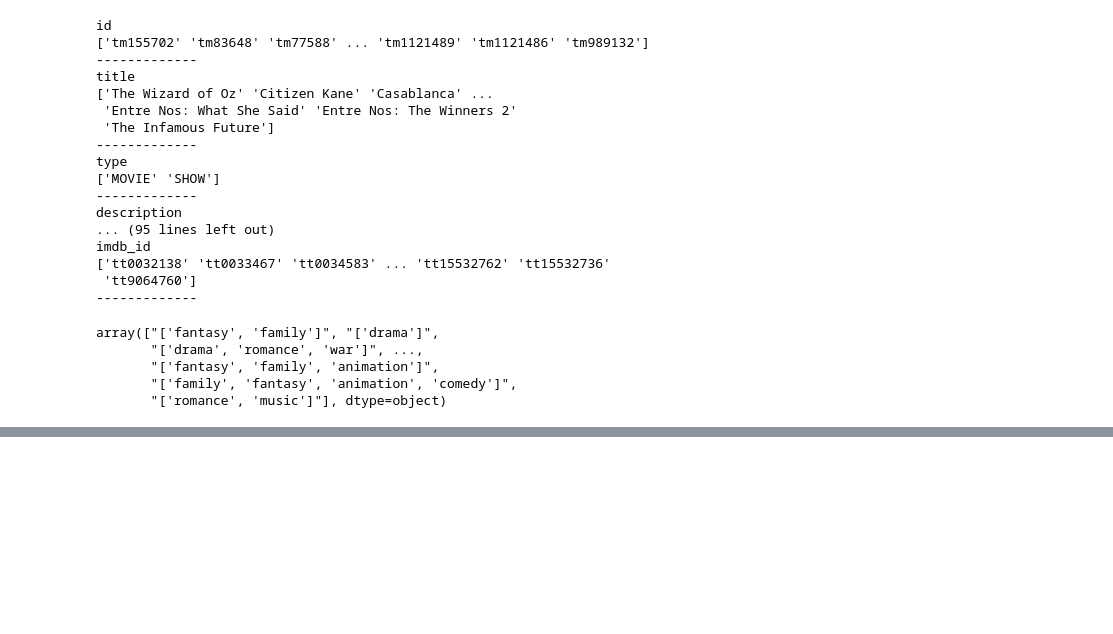
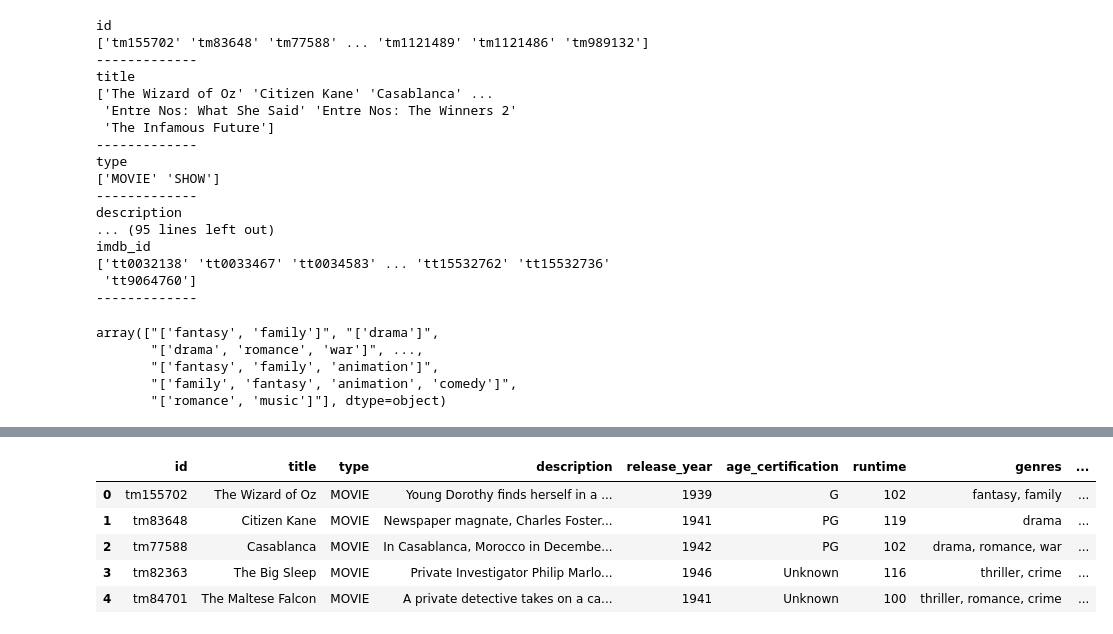
Before and after one commit to Imani-hub-pixel/Data-analysis-Python-, a Jupyter notebook: EDA and Feature Engineering projects/HBO Max TV Shows and movies/HBOmax.ipynb, the cells around one changed output, grey strips where cells are left out. Cells and saved outputs as stored; diff of their text form; code cells hidden in the pictures; blank space fills up the shorter version.

```diff
--- a/EDA and Feature Engineering projects/HBO Max TV Shows and movies/HBOmax.ipynb
+++ b/EDA and Feature Engineering projects/HBO Max TV Shows and movies/HBOmax.ipynb
@@ -95,0 +229,9 @@ array(["['fantasy', 'family']", "['drama']",
+# %%
+df_title.head()
+# %% [output]
+|  | id | title | type | description | release_year | age_certification | runtime | genres | ... |
+| 0 | tm155702 | The Wizard of Oz | MOVIE | Young Dorothy finds herself in a ... | 1939 | G | 102 | fantasy, family | ... |
+| 1 | tm83648 | Citizen Kane | MOVIE | Newspaper magnate, Charles Foster... | 1941 | PG | 119 | drama | ... |
+| 2 | tm77588 | Casablanca | MOVIE | In Casablanca, Morocco in Decembe... | 1942 | PG | 102 | drama, romance, war | ... |
+| 3 | tm82363 | The Big Sleep | MOVIE | Private Investigator Philip Marlo... | 1946 | Unknown | 116 | thriller, crime | ... |
+| 4 | tm84701 | The Maltese Falcon | MOVIE | A private detective takes on a ca... | 1941 | Unknown | 100 | thriller, romance, crime | ... |
```
Also changed, not shown: parts of 23 cells of this notebook.
